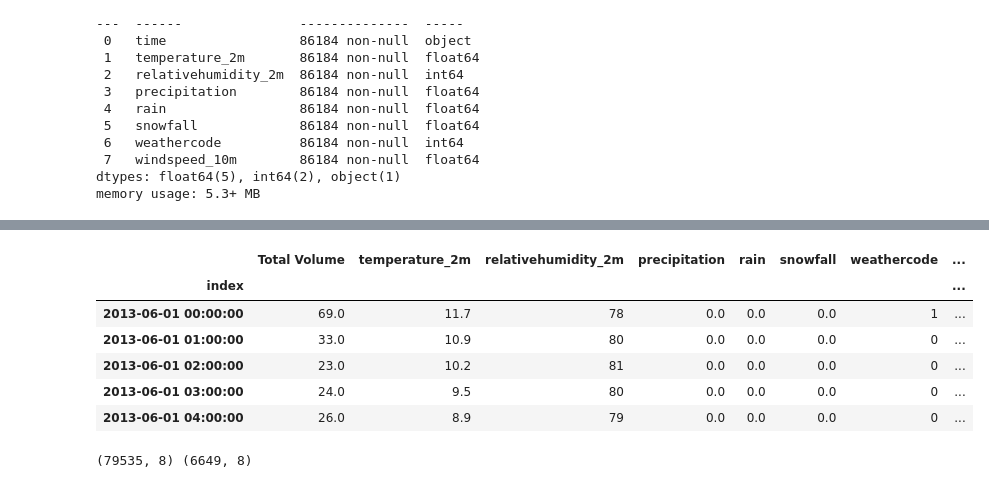
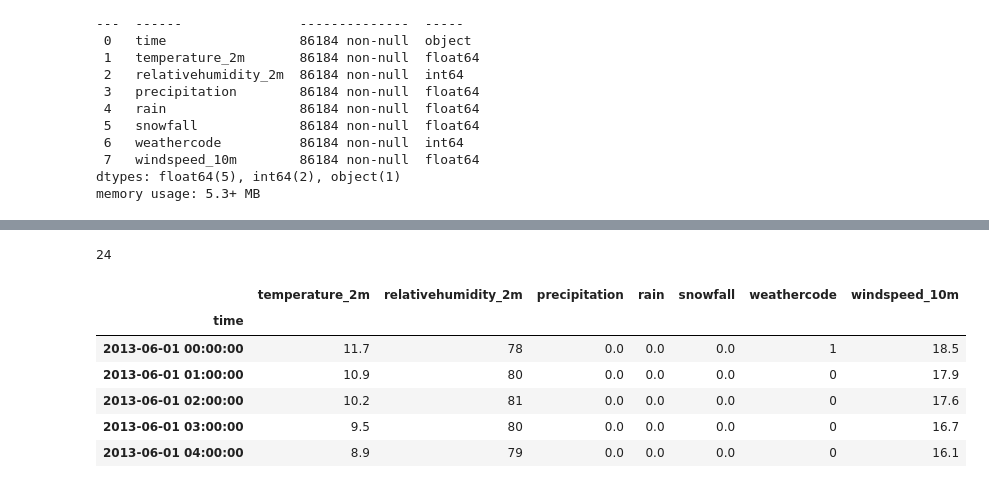
Before and after one commit to poolkit/Traffic-Flow-Forecasting, a Jupyter notebook: Preprocessing.ipynb, the cells around one changed output, grey strips where cells are left out. Drawn from its saved outputs; the diff is of its cells as text; code cells hidden in the pictures.

```diff
--- a/Preprocessing.ipynb
+++ b/Preprocessing.ipynb
@@ -331,24 +371,21 @@ weather['temperature_2m'].plot.hist(figsize=(15,7), bins=200, title="Distributio
+# %%
+c['relativehumidity_2m'].min()
+# %% [output]
+24
 # %%
 weather['time'] = pd.to_datetime(weather['time'])
-agg_weather = weather.set_index('time')
+weather = weather.set_index('time')
 # %%
 # df = pd.merge(agg_traffic, agg_weather, left_index=True, right_index=True)
 # df = df.reset_index().set_index('time')
 # print(agg_traffic.shape, agg_weather.shape, df.shape)
 # %%
-df.head()
+weather.head()
 # %% [output]
-|  | Total Volume | temperature_2m | relativehumidity_2m | precipitation | rain | snowfall | weathercode | ... |
-| index |  |  |  |  |  |  |  | ... |
-| 2013-06-01 00:00:00 | 69.0 | 11.7 | 78 | 0.0 | 0.0 | 0.0 | 1 | ... |
-| 2013-06-01 01:00:00 | 33.0 | 10.9 | 80 | 0.0 | 0.0 | 0.0 | 0 | ... |
-| 2013-06-01 02:00:00 | 23.0 | 10.2 | 81 | 0.0 | 0.0 | 0.0 | 0 | ... |
-| 2013-06-01 03:00:00 | 24.0 | 9.5 | 80 | 0.0 | 0.0 | 0.0 | 0 | ... |
-| 2013-06-01 04:00:00 | 26.0 | 8.9 | 79 | 0.0 | 0.0 | 0.0 | 0 | ... |
+|  | temperature_2m | relativehumidity_2m | precipitation | rain | snowfall | weathercode | windspeed_10m |
+| time |  |  |  |  |  |  |  |
+| 2013-06-01 00:00:00 | 11.7 | 78 | 0.0 | 0.0 | 0.0 | 1 | 18.5 |
+| 2013-06-01 01:00:00 | 10.9 | 80 | 0.0 | 0.0 | 0.0 | 0 | 17.9 |
+| 2013-06-01 02:00:00 | 10.2 | 81 | 0.0 | 0.0 | 0.0 | 0 | 17.6 |
+| 2013-06-01 03:00:00 | 9.5 | 80 | 0.0 | 0.0 | 0.0 | 0 | 16.7 |
+| 2013-06-01 04:00:00 | 8.9 | 79 | 0.0 | 0.0 | 0.0 | 0 | 16.1 |
-# %%
-test_df = df[df['Total Volume']==0]
-train_df = df[df['Total Volume']!=0]
-
-print(train_df.shape, test_df.shape)
-# %% [output]
-(79535, 8) (6649, 8)
```
Also changed, not shown: parts of 14 cells of this notebook.
